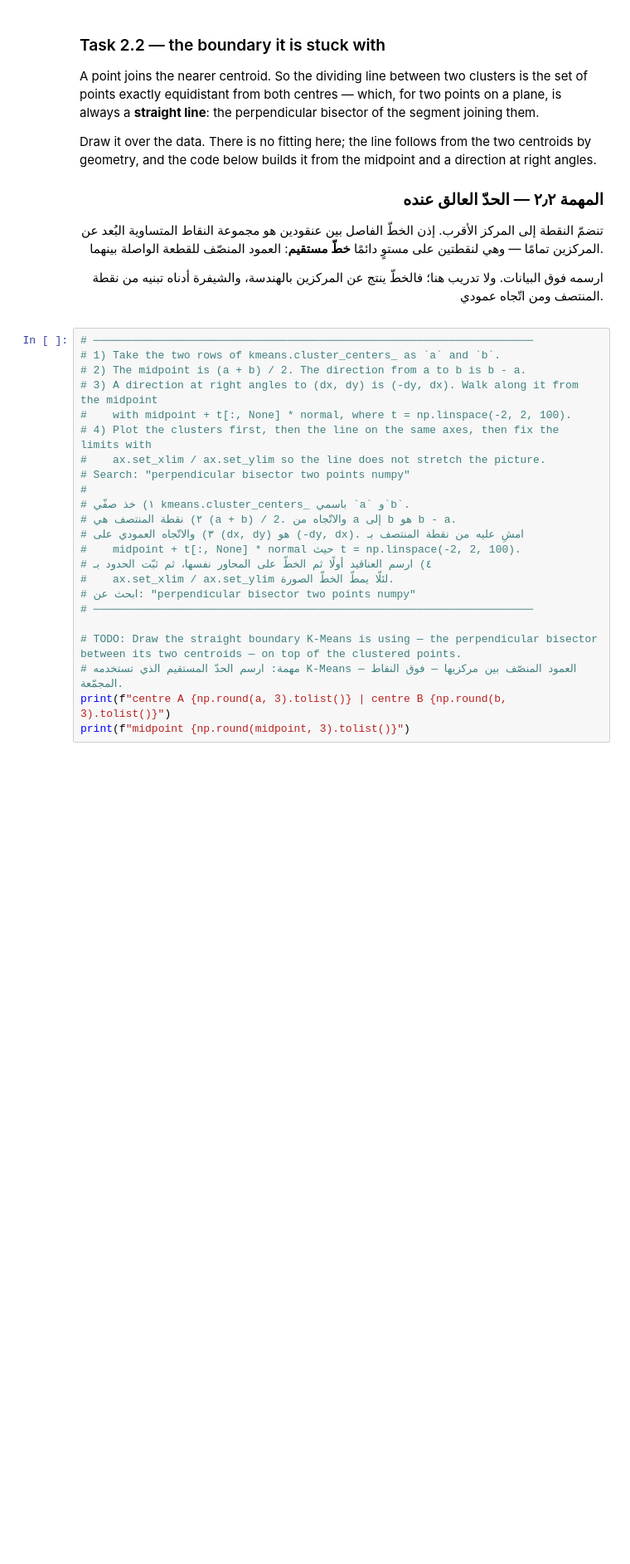
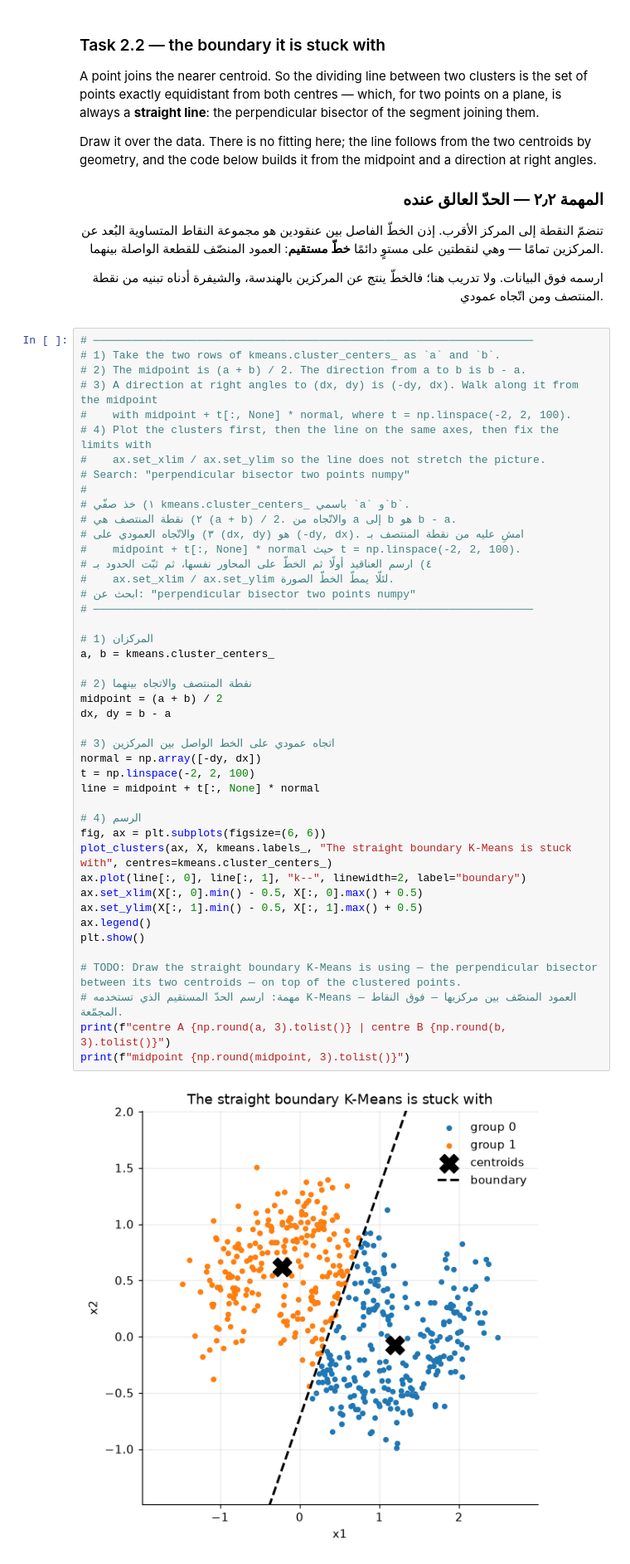
Before and after one commit to OMH-sa/AIEP_Olo_student, a Jupyter notebook: week_1_foundations/labs/D5_extra_kmeans/D5_extra_kmeans_blank.ipynb, the cells around one changed output. Shown at 83% size. Saved outputs shown, nothing was run; the diff lists cells and outputs as text; blank space fills up the shorter version.

```diff
--- a/week_1_foundations/labs/D5_extra_kmeans/D5_extra_kmeans_blank.ipynb
+++ b/week_1_foundations/labs/D5_extra_kmeans/D5_extra_kmeans_blank.ipynb
@@ -348,23 +400,46 @@ and the code below builds it from the midpoint and a direction at right angles.
 # %%
 # ────────────────────────────────────────────────────────────────────
 # 1) Take the two rows of kmeans.cluster_centers_ as `a` and `b`.
 # 2) The midpoint is (a + b) / 2. The direction from a to b is b - a.
 # 3) A direction at right angles to (dx, dy) is (-dy, dx). Walk along it from the midpoint
 #    with midpoint + t[:, None] * normal, where t = np.linspace(-2, 2, 100).
 # 4) Plot the clusters first, then the line on the same axes, then fix the limits with
 #    ax.set_xlim / ax.set_ylim so the line does not stretch the picture.
 # Search: "perpendicular bisector two points numpy"
 #
 # ١) خذ صفّي kmeans.cluster_centers_ باسمي `a` و`b`.
 # ٢) نقطة المنتصف هي (a + b) / 2. والاتّجاه من a إلى b هو b - a.
 # ٣) والاتّجاه العمودي على (dx, dy) هو (-dy, dx). امشِ عليه من نقطة المنتصف بـ
 #    midpoint + t[:, None] * normal حيث t = np.linspace(-2, 2, 100).
 # ٤) ارسم العناقيد أولًا ثم الخطّ على المحاور نفسها، ثم ثبّت الحدود بـ
 #    ax.set_xlim / ax.set_ylim لئلّا يمطّ الخطّ الصورة.
 # ابحث عن: "perpendicular bisector two points numpy"
 # ────────────────────────────────────────────────────────────────────
 
+# 1) المركزان
+a, b = kmeans.cluster_centers_
+
+# 2) نقطة المنتصف والاتجاه بينهما
+midpoint = (a + b) / 2
+dx, dy = b - a
+
+# 3) اتجاه عمودي على الخط الواصل بين المركزين
+normal = np.array([-dy, dx])
+t = np.linspace(-2, 2, 100)
+line = midpoint + t[:, None] * normal
+
+# 4) الرسم
+fig, ax = plt.subplots(figsize=(6, 6))
+plot_clusters(ax, X, kmeans.labels_, "The straight boundary K-Means is stuck with", centres=kmeans.cluster_centers_)
+ax.plot(line[:, 0], line[:, 1], "k--", linewidth=2, label="boundary")
+ax.set_xlim(X[:, 0].min() - 0.5, X[:, 0].max() + 0.5)
+ax.set_ylim(X[:, 1].min() - 0.5, X[:, 1].max() + 0.5)
+ax.legend()
+plt.show()
+
 # TODO: Draw the straight boundary K-Means is using — the perpendicular bisector between its two centroids — on top of the clustered points.
 # مهمة: ارسم الحدّ المستقيم الذي تستخدمه K-Means — العمود المنصّف بين مركزيها — فوق النقاط المجمّعة.
 print(f"centre A {np.round(a, 3).tolist()} | centre B {np.round(b, 3).tolist()}")
 print(f"midpoint {np.round(midpoint, 3).tolist()}")
+# %% [output]
+[figure, added]
```
Also changed, not shown: parts of 8 cells of this notebook, 1 other file.
